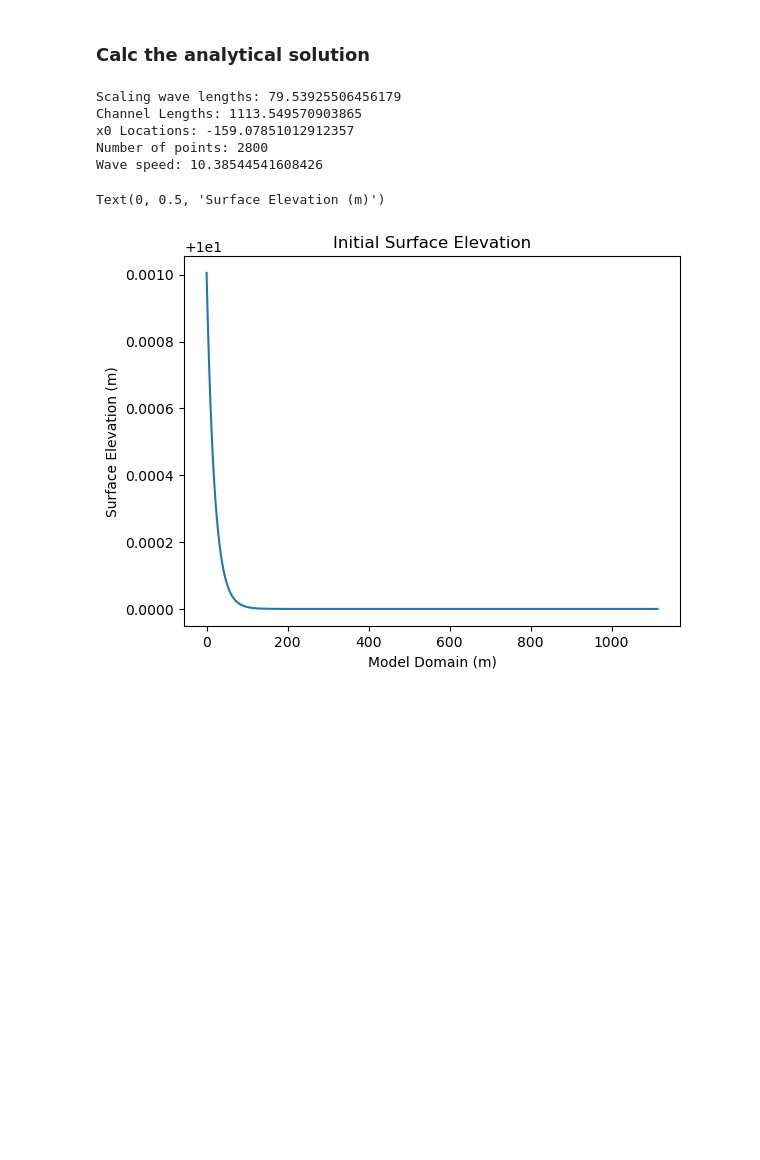
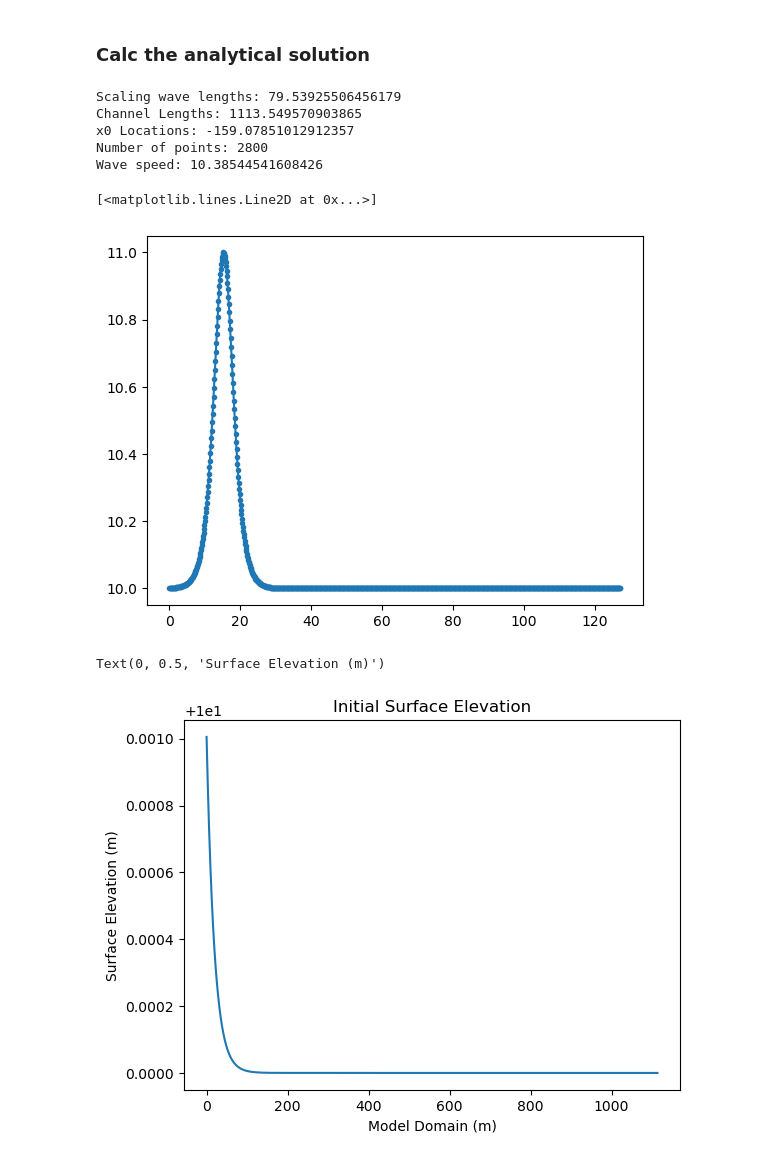
Before and after one commit to WaveHello-ERDC/xBeach_Tutorial_Models, a Jupyter notebook: solitary_wave_Smit/6_solitary_wave_no_zsinit_2_layer_no_breaker/solitary_wave_run_model.ipynb, the cells around one changed output. Drawn from its saved outputs; the diff is of its cells as text; code cells hidden in the pictures; blank space fills up the shorter version.

```diff
--- a/solitary_wave_Smit/6_solitary_wave_no_zsinit_2_layer_no_breaker/solitary_wave_run_model.ipynb
+++ b/solitary_wave_Smit/6_solitary_wave_no_zsinit_2_layer_no_breaker/solitary_wave_run_model.ipynb
@@ -166,6 +168,11 @@ u_avg = calc_depth_average_u(epsilon, x0, x = x_location, t = time, g = g, d0 =
 
 # Calc the initial water surface elevation over th domain
 init_surface_elev = calc_surface_elevation(epsilon, x0, x, 0, g, d0)
+# %%
+plt.plot(time, eta, marker = ".")
+# %% [output]
+[<matplotlib.lines.Line2D at 0x...>]
+[figure, added]
 # %%
 plt.plot(x, init_surface_elev)
 plt.title("Initial Surface Elevation")
```
Also changed, not shown: parts of 1 cell of this notebook, 27 other files.
